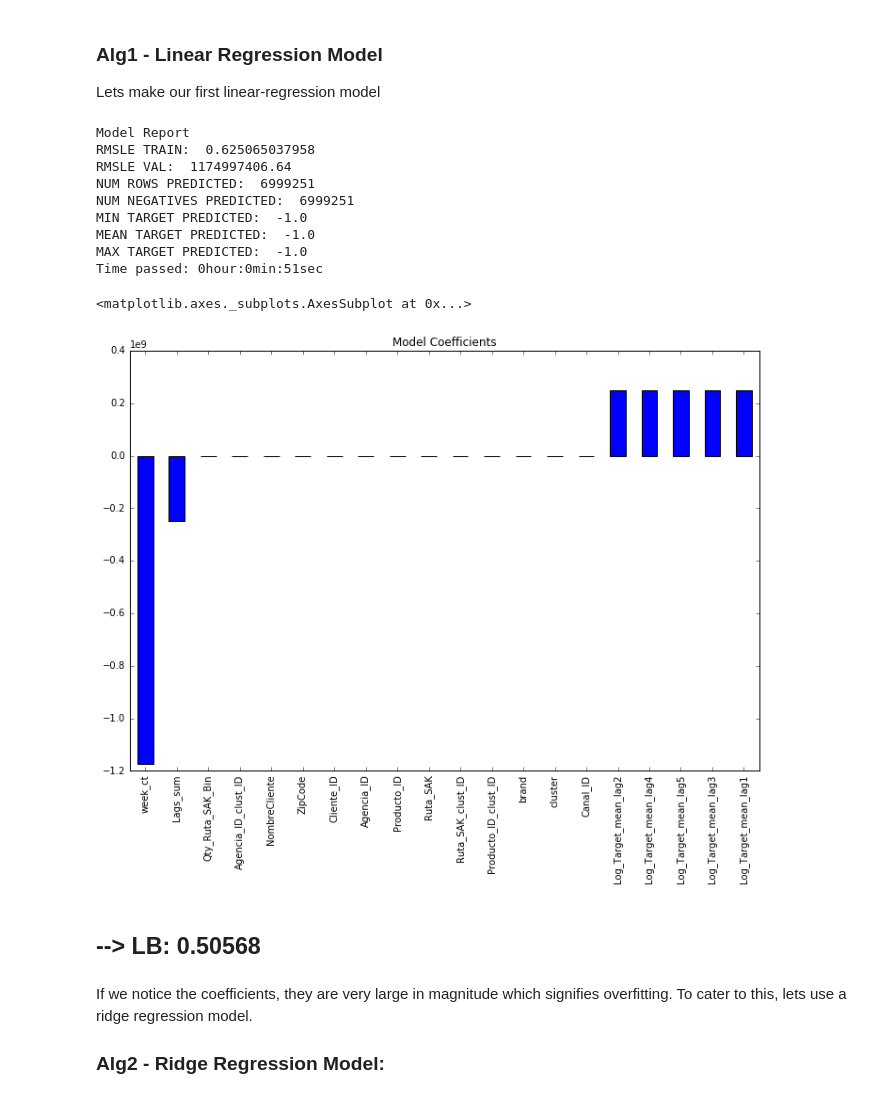
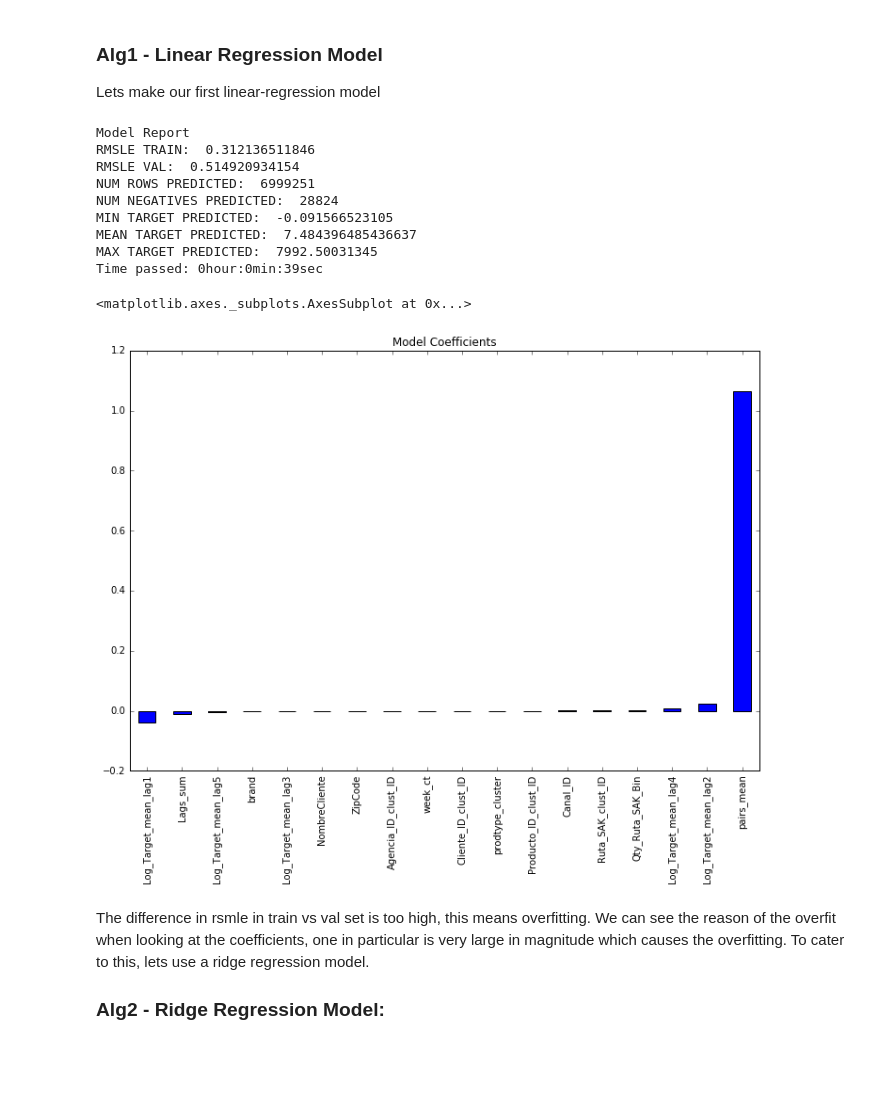
Before and after one commit to pablomarin/kaggle-bimbo, a Jupyter notebook: Model Building - sckit-learn.ipynb, the cells around one changed output. Drawn from its saved outputs; the diff is of its cells as text; code cells hidden in the pictures; blank space fills up the shorter version.

```diff
--- a/Model Building - sckit-learn.ipynb
+++ b/Model Building - sckit-learn.ipynb
@@ -27,5 +27,8 @@ def tac():
     (t_min, t_sec) = divmod(t_sec,60)
     (t_hour,t_min) = divmod(t_min,60)
     print('Time passed: {}hour:{}min:{}sec'.format(t_hour,t_min,t_sec))
+# %%
+use_validation=True
+scale_numericals=False
 # %%
 #now we load our modified train and test set
@@ -201,30 +185,29 @@ Lets make our first linear-regression model
 # %%
 from sklearn.linear_model import LinearRegression, Ridge, Lasso
 predictors = [x for x in train.columns if x not in [target]+[IDcol]]
 
 # print predictors
-model = LinearRegression(normalize=True)
+model = LinearRegression()
 tic()
 modelfit(model, train, val, test, predictors, target, IDcol, 'alg1.csv')
 tac()
 coef1 = pd.Series(model.coef_, predictors).sort_values()
 coef1.plot(kind='bar', title='Model Coefficients')
 # %% [output]
 Model Report
-RMSLE TRAIN:  0.625065037958
-RMSLE VAL:  1174997406.64
+RMSLE TRAIN:  0.312136511846
+RMSLE VAL:  0.514920934154
 NUM ROWS PREDICTED:  6999251
-NUM NEGATIVES PREDICTED:  6999251
-MIN TARGET PREDICTED:  -1.0
-MEAN TARGET PREDICTED:  -1.0
-MAX TARGET PREDICTED:  -1.0
-Time passed: 0hour:0min:51sec
+NUM NEGATIVES PREDICTED:  28824
+MIN TARGET PREDICTED:  -0.091566523105
+MEAN TARGET PREDICTED:  7.484396485436637
+MAX TARGET PREDICTED:  7992.50031345
+Time passed: 0hour:0min:39sec
 <matplotlib.axes._subplots.AxesSubplot at 0x...>
-[figure, old version]
+[figure, new version]
-# %% [markdown]
-## --> LB: 0.50568
 # %% [markdown]
-If we notice the coefficients, they are very large in magnitude which signifies overfitting. To cater to this, lets use a ridge regression model.
+The difference in rsmle in train vs val set is too high, this means overfitting.
+We can see the reason of the overfit when looking at the coefficients, one in particular is very large in magnitude which causes the overfitting. To cater to this, lets use a ridge regression model.
 
 ### Alg2 - Ridge Regression Model:
 # %%
```
Also changed, not shown: parts of 17 cells of this notebook, 3 other files.
